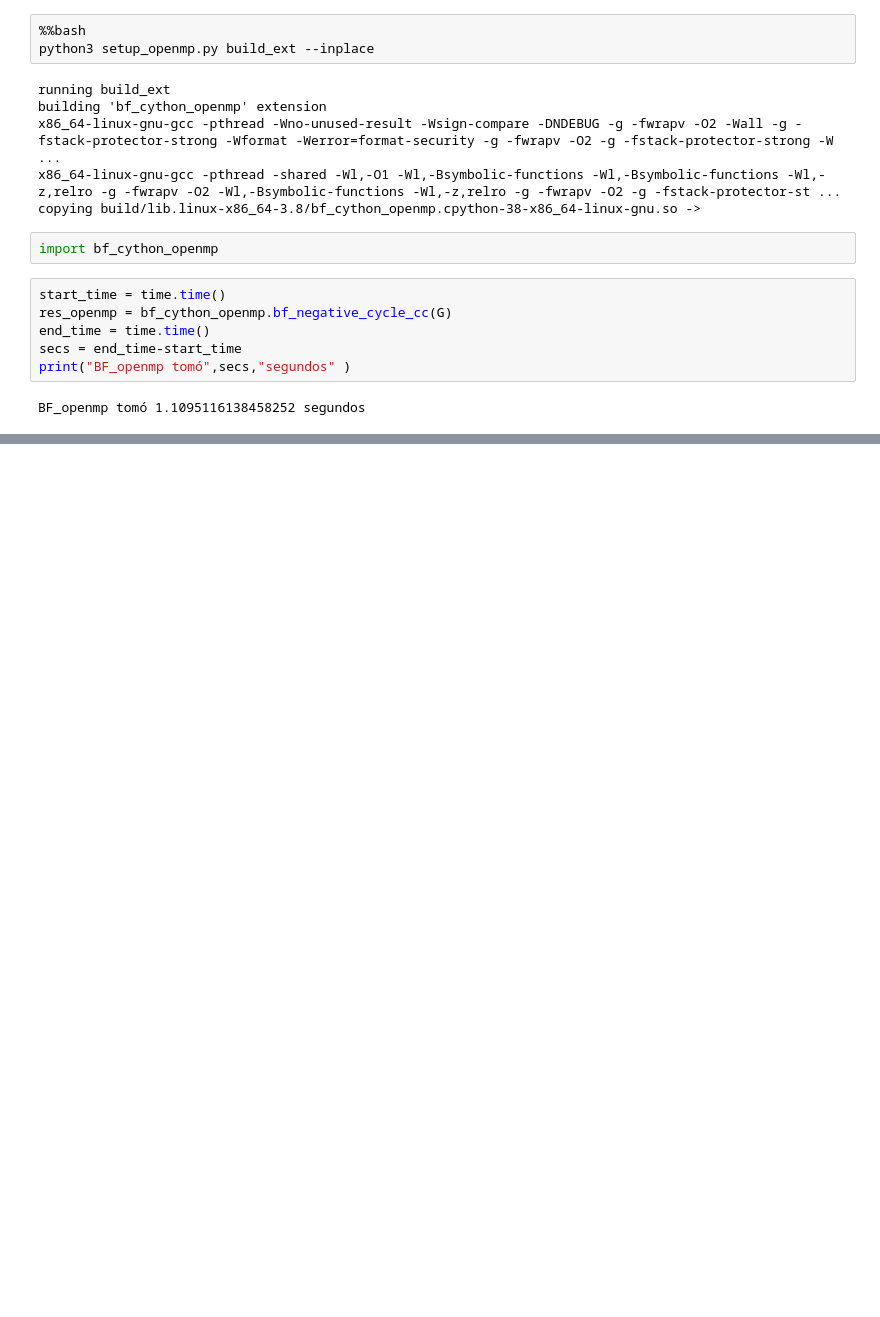
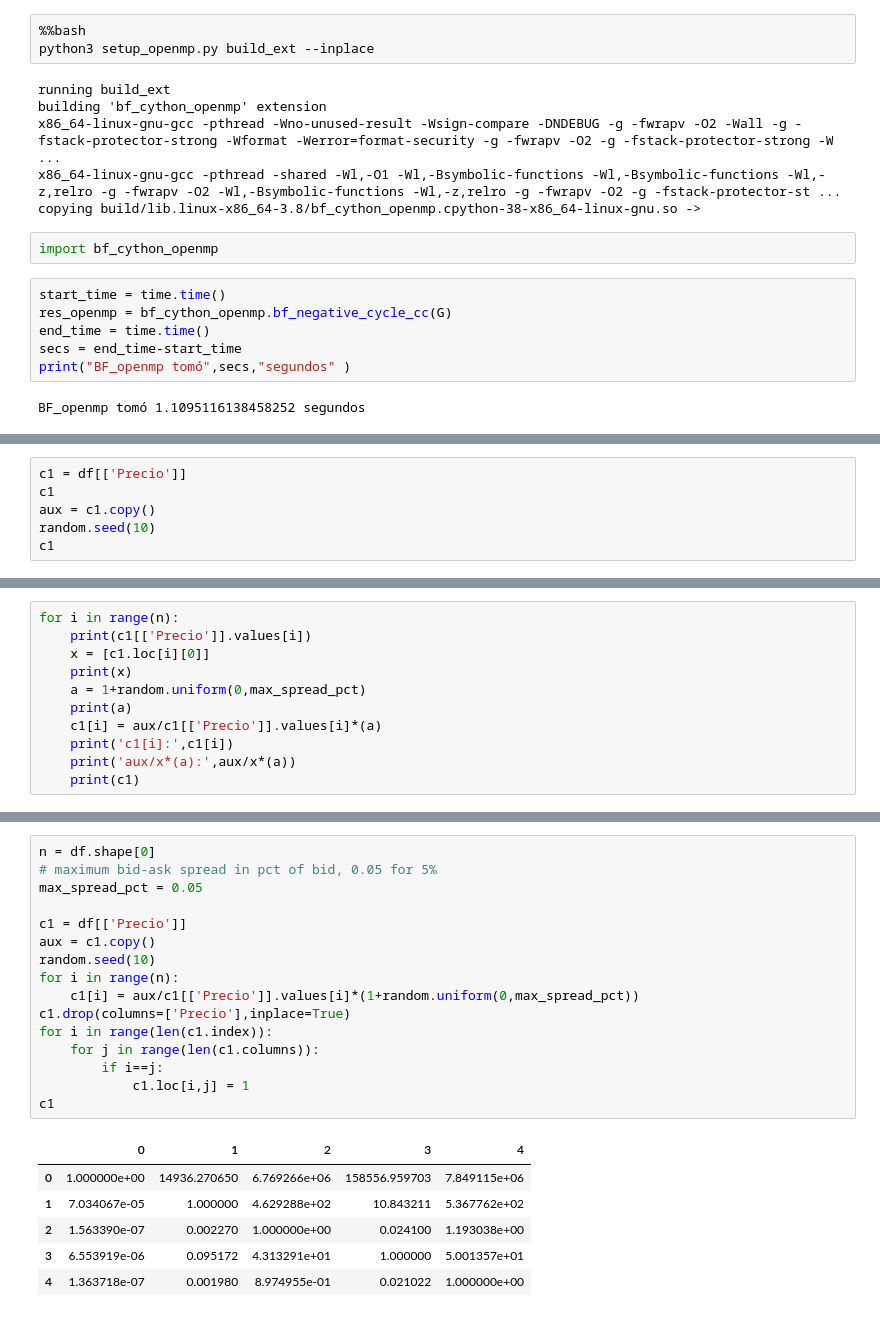
Before and after one commit to optimizacion-2-2022-gh-classroom/practica-2-segunda-parte-jesusmb230795, a Jupyter notebook: notebooks/compilacionC.ipynb, the cells around one changed output, grey strips where cells are left out. Cells and saved outputs as stored; diff of their text form; blank space fills up the shorter version.

```diff
--- a/notebooks/compilacionC.ipynb
+++ b/notebooks/compilacionC.ipynb
@@ -525,0 +519,6 @@ BF_openmp tomó 1.1095116138458252 segundos
+# %%
+c1 = df[['Precio']]
+c1
+aux = c1.copy()
+random.seed(10)
+c1
@@ -525,0 +532,11 @@ BF_openmp tomó 1.1095116138458252 segundos
+# %%
+for i in range(n):
+    print(c1[['Precio']].values[i])
+    x = [c1.loc[i][0]]
+    print(x)
+    a = 1+random.uniform(0,max_spread_pct)
+    print(a)
+    c1[i] = aux/c1[['Precio']].values[i]*(a)
+    print('c1[i]:',c1[i])
+    print('aux/x*(a):',aux/x*(a))
+    print(c1)
@@ -525,0 +561,23 @@ BF_openmp tomó 1.1095116138458252 segundos
+# %%
+n = df.shape[0]
+# maximum bid-ask spread in pct of bid, 0.05 for 5%
+max_spread_pct = 0.05
+
+c1 = df[['Precio']]
+aux = c1.copy()
+random.seed(10)
+for i in range(n):
+    c1[i] = aux/c1[['Precio']].values[i]*(1+random.uniform(0,max_spread_pct))
+c1.drop(columns=['Precio'],inplace=True)
+for i in range(len(c1.index)):
+    for j in range(len(c1.columns)):
+        if i==j:
+            c1.loc[i,j] = 1
+c1
+# %% [output]
+|  | 0 | 1 | 2 | 3 | 4 |
+| 0 | 1.000000e+00 | 14936.270650 | 6.769266e+06 | 158556.959703 | 7.849115e+06 |
+| 1 | 7.034067e-05 | 1.000000 | 4.629288e+02 | 10.843211 | 5.367762e+02 |
+| 2 | 1.563390e-07 | 0.002270 | 1.000000e+00 | 0.024100 | 1.193038e+00 |
+| 3 | 6.553919e-06 | 0.095172 | 4.313291e+01 | 1.000000 | 5.001357e+01 |
+| 4 | 1.363718e-07 | 0.001980 | 8.974955e-01 | 0.021022 | 1.000000e+00 |
```
Also changed, not shown: parts of 4 cells of this notebook.
